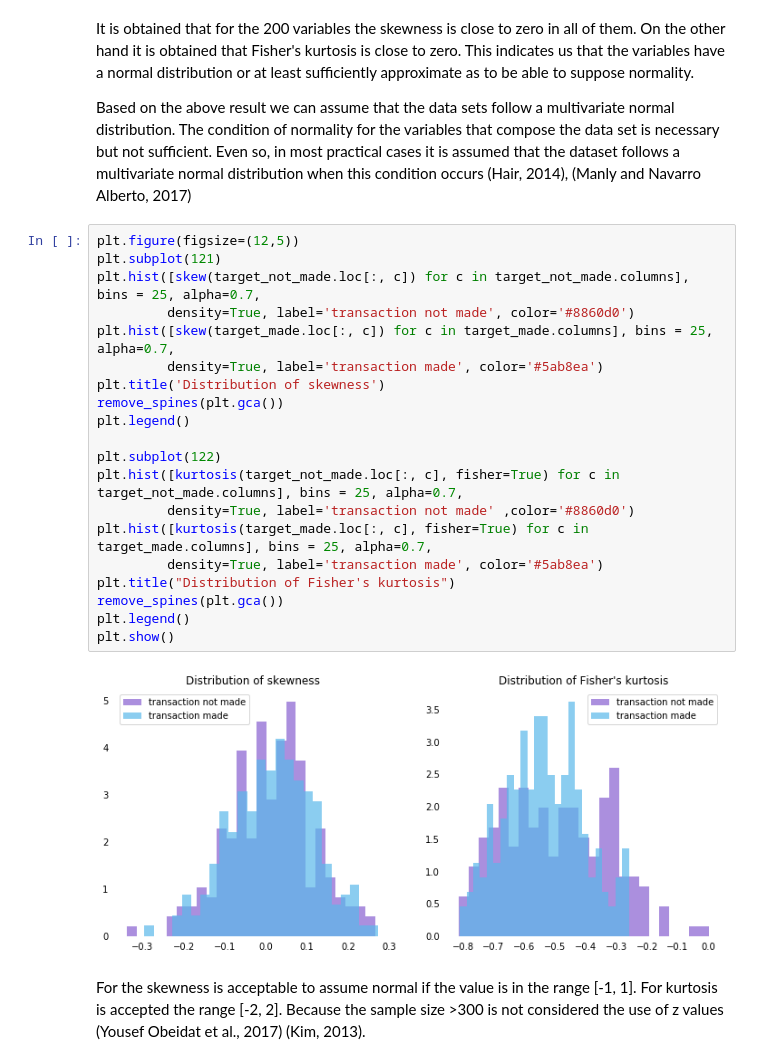
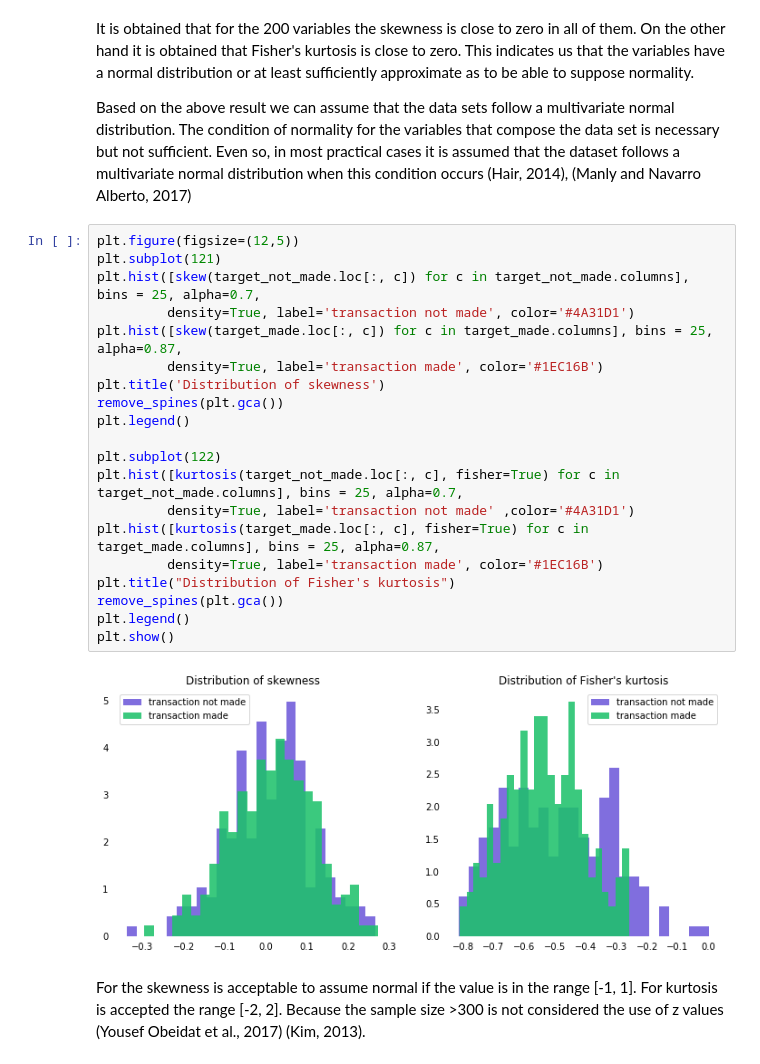
Before and after one commit to glezmartin/Santander-Customer-Transaction-Prediction, a Jupyter notebook: project_code/exploratory_data_analysis/exploratory_data_analysis.ipynb, the cells around one changed output. Drawn from its saved outputs; the diff is of its cells as text.

```diff
--- a/project_code/exploratory_data_analysis/exploratory_data_analysis.ipynb
+++ b/project_code/exploratory_data_analysis/exploratory_data_analysis.ipynb
@@ -235,25 +235,25 @@ Based on the above result we can assume that the data sets follow a multivariate
 # %%
 plt.figure(figsize=(12,5))
 plt.subplot(121)
 plt.hist([skew(target_not_made.loc[:, c]) for c in target_not_made.columns], bins = 25, alpha=0.7,
-         density=True, label='transaction not made', color='#8860d0')
-plt.hist([skew(target_made.loc[:, c]) for c in target_made.columns], bins = 25, alpha=0.7,
-         density=True, label='transaction made', color='#5ab8ea')
+         density=True, label='transaction not made', color='#4A31D1')
+plt.hist([skew(target_made.loc[:, c]) for c in target_made.columns], bins = 25, alpha=0.87,
+         density=True, label='transaction made', color='#1EC16B')
 plt.title('Distribution of skewness')
 remove_spines(plt.gca())
 plt.legend()
 
 plt.subplot(122)
 plt.hist([kurtosis(target_not_made.loc[:, c], fisher=True) for c in target_not_made.columns], bins = 25, alpha=0.7,
-         density=True, label='transaction not made' ,color='#8860d0')
-plt.hist([kurtosis(target_made.loc[:, c], fisher=True) for c in target_made.columns], bins = 25, alpha=0.7,
-         density=True, label='transaction made', color='#5ab8ea')
+         density=True, label='transaction not made' ,color='#4A31D1')
+plt.hist([kurtosis(target_made.loc[:, c], fisher=True) for c in target_made.columns], bins = 25, alpha=0.87,
+         density=True, label='transaction made', color='#1EC16B')
 plt.title("Distribution of Fisher's kurtosis")
 remove_spines(plt.gca())
 plt.legend()
 plt.show()
 # %% [output]
-[figure, old version]
+[figure, new version]
 # %% [markdown]
 For the skewness is acceptable to assume normal if the value is in the range [-1, 1]. For kurtosis is accepted the range [-2, 2]. Because the sample size >300 is not considered the use of z values (Yousef Obeidat et al., 2017) (Kim, 2013).
 # %% [markdown]
```
Also changed, not shown: parts of 6 cells of this notebook.
